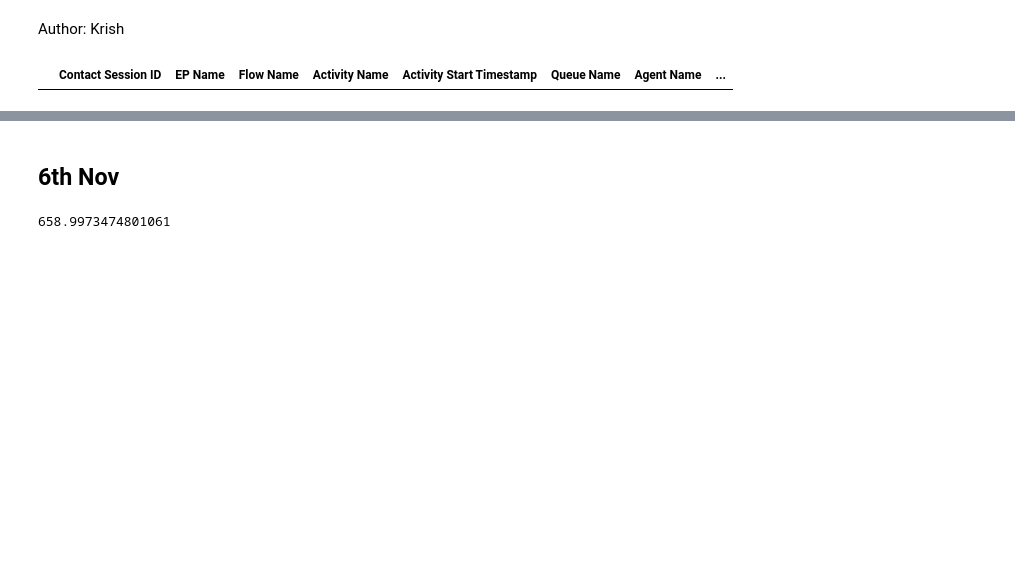
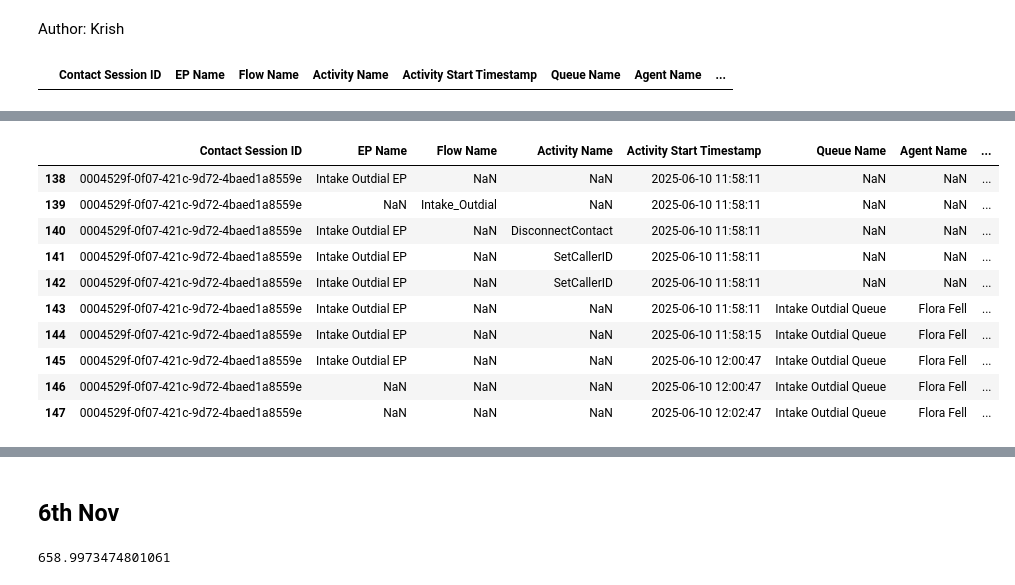
Before and after one commit to arvindkrishna87/STAT390_LegalAid_Fall2025, a Jupyter notebook: Internal work of Teams/Krish/CAR_data_import_code_and_EDA.ipynb, the cells around one changed output, grey strips where cells are left out. Saved outputs shown, nothing was run; the diff lists cells and outputs as text; code cells hidden in the pictures; blank space fills up the shorter version.

```diff
--- a/Internal work of Teams/Krish/CAR_data_import_code_and_EDA.ipynb
+++ b/Internal work of Teams/Krish/CAR_data_import_code_and_EDA.ipynb
@@ -63,0 +115,14 @@ def custdata(id):
+# %%
+custdata('0004529f-0f07-421c-9d72-4baed1a8559e')
+# %% [output]
+|  | Contact Session ID | EP Name | Flow Name | Activity Name | Activity Start Timestamp | Queue Name | Agent Name | ... |
+| 138 | 0004529f-0f07-421c-9d72-4baed1a8559e | Intake Outdial EP | NaN | NaN | 2025-06-10 11:58:11 | NaN | NaN | ... |
+| 139 | 0004529f-0f07-421c-9d72-4baed1a8559e | NaN | Intake_Outdial | NaN | 2025-06-10 11:58:11 | NaN | NaN | ... |
+| 140 | 0004529f-0f07-421c-9d72-4baed1a8559e | Intake Outdial EP | NaN | DisconnectContact | 2025-06-10 11:58:11 | NaN | NaN | ... |
+| 141 | 0004529f-0f07-421c-9d72-4baed1a8559e | Intake Outdial EP | NaN | SetCallerID | 2025-06-10 11:58:11 | NaN | NaN | ... |
+| 142 | 0004529f-0f07-421c-9d72-4baed1a8559e | Intake Outdial EP | NaN | SetCallerID | 2025-06-10 11:58:11 | NaN | NaN | ... |
+| 143 | 0004529f-0f07-421c-9d72-4baed1a8559e | Intake Outdial EP | NaN | NaN | 2025-06-10 11:58:11 | Intake Outdial Queue | Flora Fell | ... |
+| 144 | 0004529f-0f07-421c-9d72-4baed1a8559e | Intake Outdial EP | NaN | NaN | 2025-06-10 11:58:15 | Intake Outdial Queue | Flora Fell | ... |
+| 145 | 0004529f-0f07-421c-9d72-4baed1a8559e | Intake Outdial EP | NaN | NaN | 2025-06-10 12:00:47 | Intake Outdial Queue | Flora Fell | ... |
+| 146 | 0004529f-0f07-421c-9d72-4baed1a8559e | NaN | NaN | NaN | 2025-06-10 12:00:47 | Intake Outdial Queue | Flora Fell | ... |
+| 147 | 0004529f-0f07-421c-9d72-4baed1a8559e | NaN | NaN | NaN | 2025-06-10 12:02:47 | Intake Outdial Queue | Flora Fell | ... |
```
Also changed, not shown: parts of 18 cells of this notebook, 2 other files.
